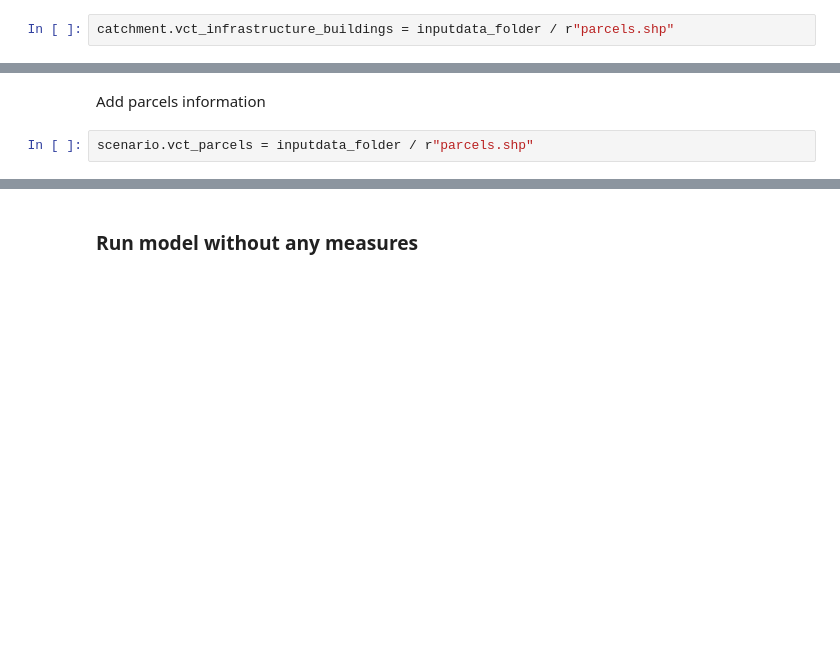
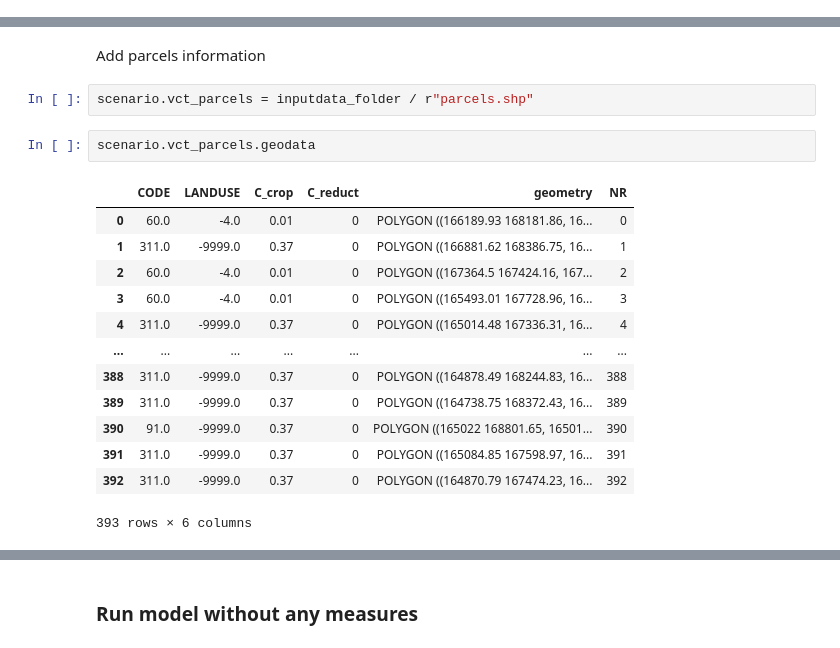
Before and after one commit to watem-sedem/pywatemsedem, a Jupyter notebook: docs/getting-started/api.ipynb, the cells around one changed output, grey strips where cells are left out. Drawn from its saved outputs; the diff is of its cells as text; blank space fills up the shorter version.

Commit message:
split c-factor, ktc and composite landuse creation from refactor notebook API

```diff
--- a/docs/getting-started/api.ipynb
+++ b/docs/getting-started/api.ipynb
@@ -112,7 +145,5 @@ catchment.segments.plot()
 # %% [markdown]
 Assign and plot infrastructure polygons and lines
-# %%
-catchment.vct_infrastructure_buildings = inputdata_folder / r"parcels.shp"
 # %%
 catchment.vct_infrastructure_buildings = vct_infra_poly
 catchment.infrastructure_buildings.plot()
@@ -169,5 +294,21 @@ scenario = Scenario(catchment, 2019, scenario_nr, choices)
 Add parcels information
 # %%
 scenario.vct_parcels = inputdata_folder / r"parcels.shp"
+# %%
+scenario.vct_parcels.geodata
+# %% [output]
+|  | CODE | LANDUSE | C_crop | C_reduct | geometry | NR |
+| 0 | 60.0 | -4.0 | 0.01 | 0 | POLYGON ((166189.93 168181.86, 16... | 0 |
+| 1 | 311.0 | -9999.0 | 0.37 | 0 | POLYGON ((166881.62 168386.75, 16... | 1 |
+| 2 | 60.0 | -4.0 | 0.01 | 0 | POLYGON ((167364.5 167424.16, 167... | 2 |
+| 3 | 60.0 | -4.0 | 0.01 | 0 | POLYGON ((165493.01 167728.96, 16... | 3 |
+| 4 | 311.0 | -9999.0 | 0.37 | 0 | POLYGON ((165014.48 167336.31, 16... | 4 |
+| ... | ... | ... | ... | ... | ... | ... |
+| 388 | 311.0 | -9999.0 | 0.37 | 0 | POLYGON ((164878.49 168244.83, 16... | 388 |
+| 389 | 311.0 | -9999.0 | 0.37 | 0 | POLYGON ((164738.75 168372.43, 16... | 389 |
+| 390 | 91.0 | -9999.0 | 0.37 | 0 | POLYGON ((165022 168801.65, 16501... | 390 |
+| 391 | 311.0 | -9999.0 | 0.37 | 0 | POLYGON ((165084.85 167598.97, 16... | 391 |
+| 392 | 311.0 | -9999.0 | 0.37 | 0 | POLYGON ((164870.79 167474.23, 16... | 392 |
+393 rows × 6 columns
 # %%
 scenario.parcels.plot(nodata=-9999)
```
Also changed, not shown: parts of 73 cells of this notebook, 4 other files.
